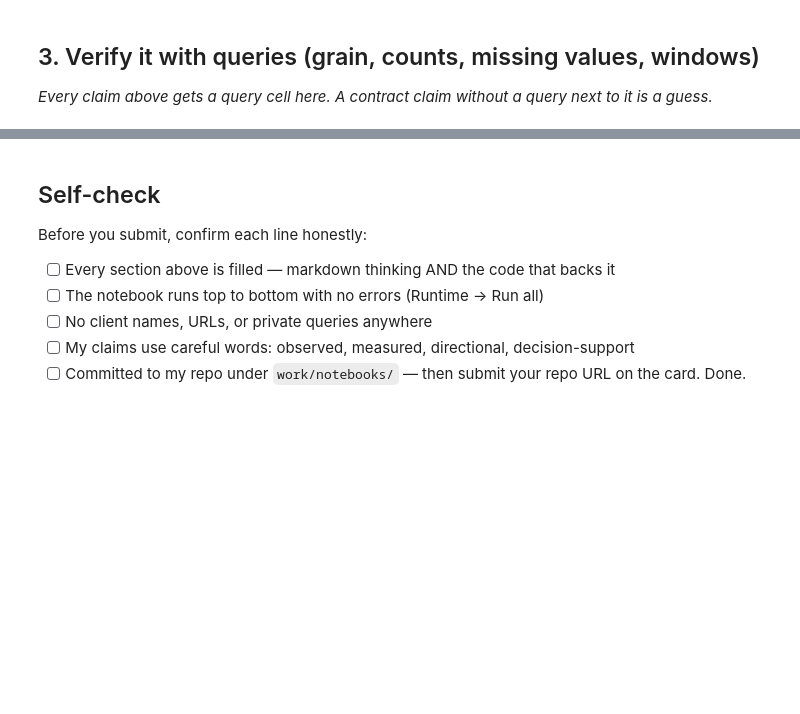
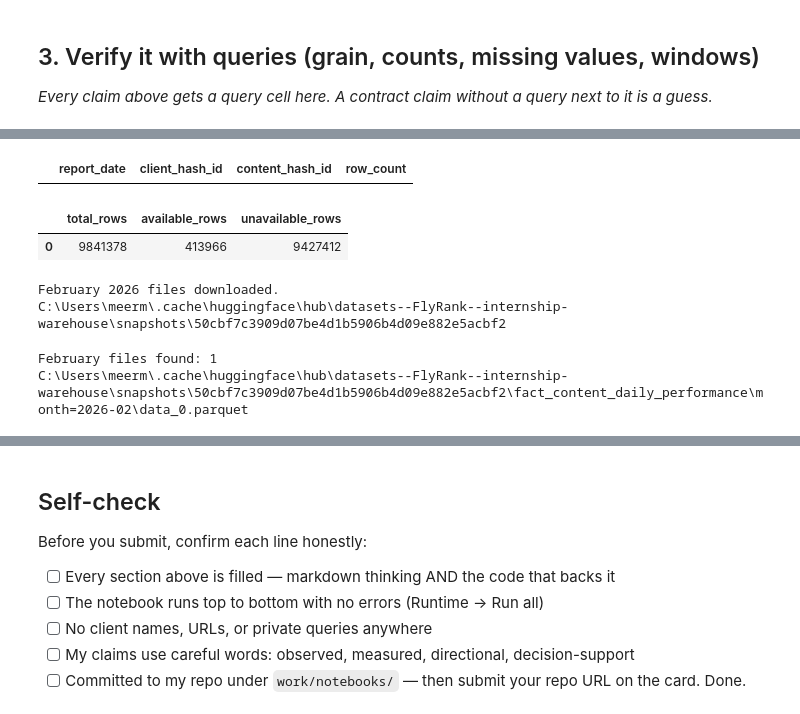
Before and after one commit to mohsanalee/flyrank-ml-internship, a Jupyter notebook: work/notebooks/w03_data_contract.ipynb, the cells around one changed output, grey strips where cells are left out. Drawn from its saved outputs; the diff is of its cells as text; code cells hidden in the pictures; blank space fills up the shorter version.

```diff
--- a/work/notebooks/w03_data_contract.ipynb
+++ b/work/notebooks/w03_data_contract.ipynb
@@ -33,0 +162,69 @@ This skeleton is yours to fill. Work the sections **in order** — each one has
+# %%
+grain_check = con.sql(f"""
+    SELECT
+        report_date,
+        client_hash_id,
+        content_hash_id,
+        COUNT(*) AS row_count
+    FROM read_parquet('{march_files[0]}')
+    GROUP BY 1, 2, 3
+    HAVING COUNT(*) > 1
+    LIMIT 5
+""").df()
+
+grain_check
+# %% [output]
+|  | report_date | client_hash_id | content_hash_id | row_count |
+# %%
+availability_check = con.sql(f"""
+    SELECT
+        COUNT(*) AS total_rows,
+        COUNT(*) FILTER (
+            WHERE ga4_data_available IS TRUE
+        ) AS available_rows,
+        COUNT(*) FILTER (
+            WHERE ga4_data_available IS NOT TRUE
+        ) AS unavailable_rows
+    FROM read_parquet('{march_files[0]}')
+""").df()
+
+availability_check
+# %% [output]
+|  | total_rows | available_rows | unavailable_rows |
+| 0 | 9841378 | 413966 | 9427412 |
+# %%
+from huggingface_hub import snapshot_download
+
+path_prev = snapshot_download(
+    repo_id="FlyRank/internship-warehouse",
+    repo_type="dataset",
+    token=HF_TOKEN,
+    allow_patterns=[
+        "fact_content_daily_performance/month=2026-02/*"
+    ],
+    force_download=True,
+)
+
+print("February 2026 files downloaded.")
+print(path_prev)
+# %% [output]
+February 2026 files downloaded.
+C:\Users\meerm\.cache\huggingface\hub\datasets--FlyRank--internship-warehouse\snapshots\50cbf7c3909d07be4d1b5906b4d09e882e5acbf2
+# %%
+from pathlib import Path
+
+prev_root = Path(path_prev)
+
+feb_files = list(
+    prev_root.rglob(
+        "fact_content_daily_performance/month=2026-02/*.parquet"
+    )
+)
+
+print("February files found:", len(feb_files))
+
+for f in feb_files:
+    print(f)
+# %% [output]
+February files found: 1
+C:\Users\meerm\.cache\huggingface\hub\datasets--FlyRank--internship-warehouse\snapshots\50cbf7c3909d07be4d1b5906b4d09e882e5acbf2\fact_content_daily_performance\month=2026-02\data_0.parquet
```
Also changed, not shown: parts of 26 cells of this notebook.
